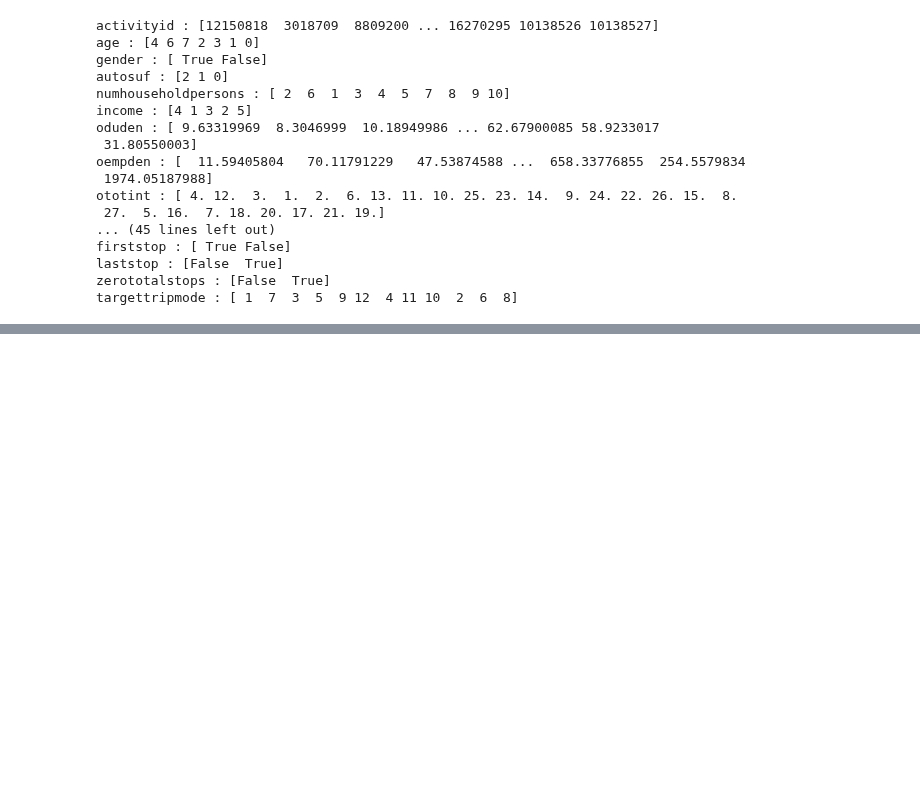
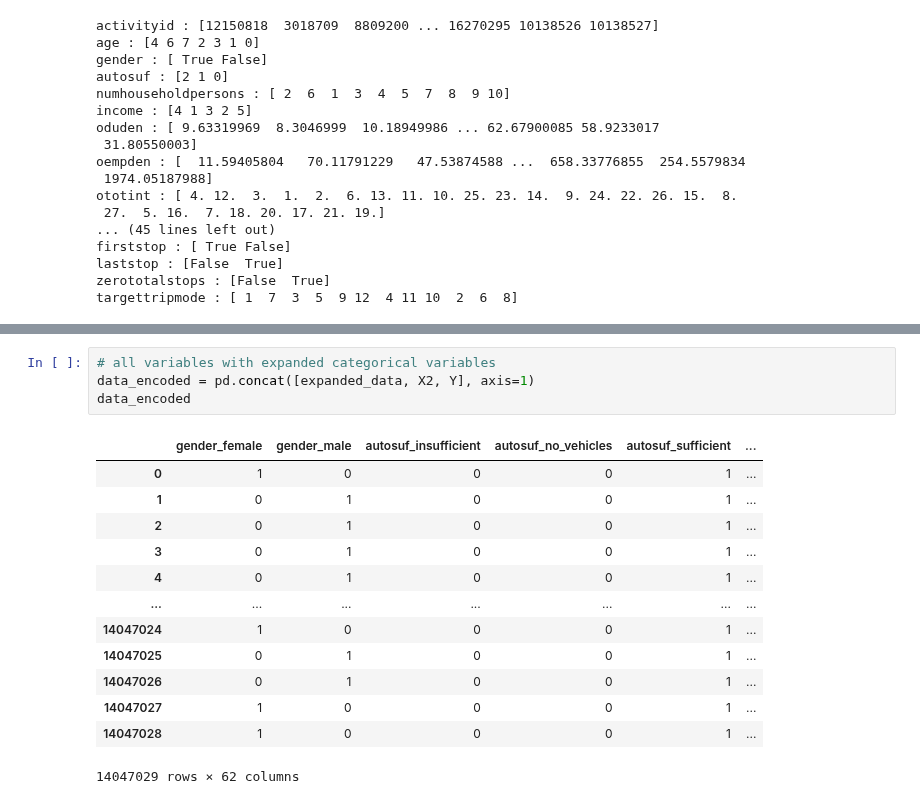
Before and after one commit to lkuwahara/DSC180B-B05, a Jupyter notebook: data_exploration_sophia.ipynb, the cells around one changed output, grey strips where cells are left out. Cells and saved outputs as stored; diff of their text form; blank space fills up the shorter version.

```diff
--- a/data_exploration_sophia.ipynb
+++ b/data_exploration_sophia.ipynb
@@ -79,0 +256,18 @@ targettripmode : [ 1  7  3  5  9 12  4 11 10  2  6  8]
+# %%
+# all variables with expanded categorical variables
+data_encoded = pd.concat([expanded_data, X2, Y], axis=1)
+data_encoded
+# %% [output]
+|  | gender_female | gender_male | autosuf_insufficient | autosuf_no_vehicles | autosuf_sufficient | ... |
+| 0 | 1 | 0 | 0 | 0 | 1 | ... |
+| 1 | 0 | 1 | 0 | 0 | 1 | ... |
+| 2 | 0 | 1 | 0 | 0 | 1 | ... |
+| 3 | 0 | 1 | 0 | 0 | 1 | ... |
+| 4 | 0 | 1 | 0 | 0 | 1 | ... |
+| ... | ... | ... | ... | ... | ... | ... |
+| 14047024 | 1 | 0 | 0 | 0 | 1 | ... |
+| 14047025 | 0 | 1 | 0 | 0 | 1 | ... |
+| 14047026 | 0 | 1 | 0 | 0 | 1 | ... |
+| 14047027 | 1 | 0 | 0 | 0 | 1 | ... |
+| 14047028 | 1 | 0 | 0 | 0 | 1 | ... |
+14047029 rows × 62 columns
```
Also changed, not shown: parts of 19 cells of this notebook.
